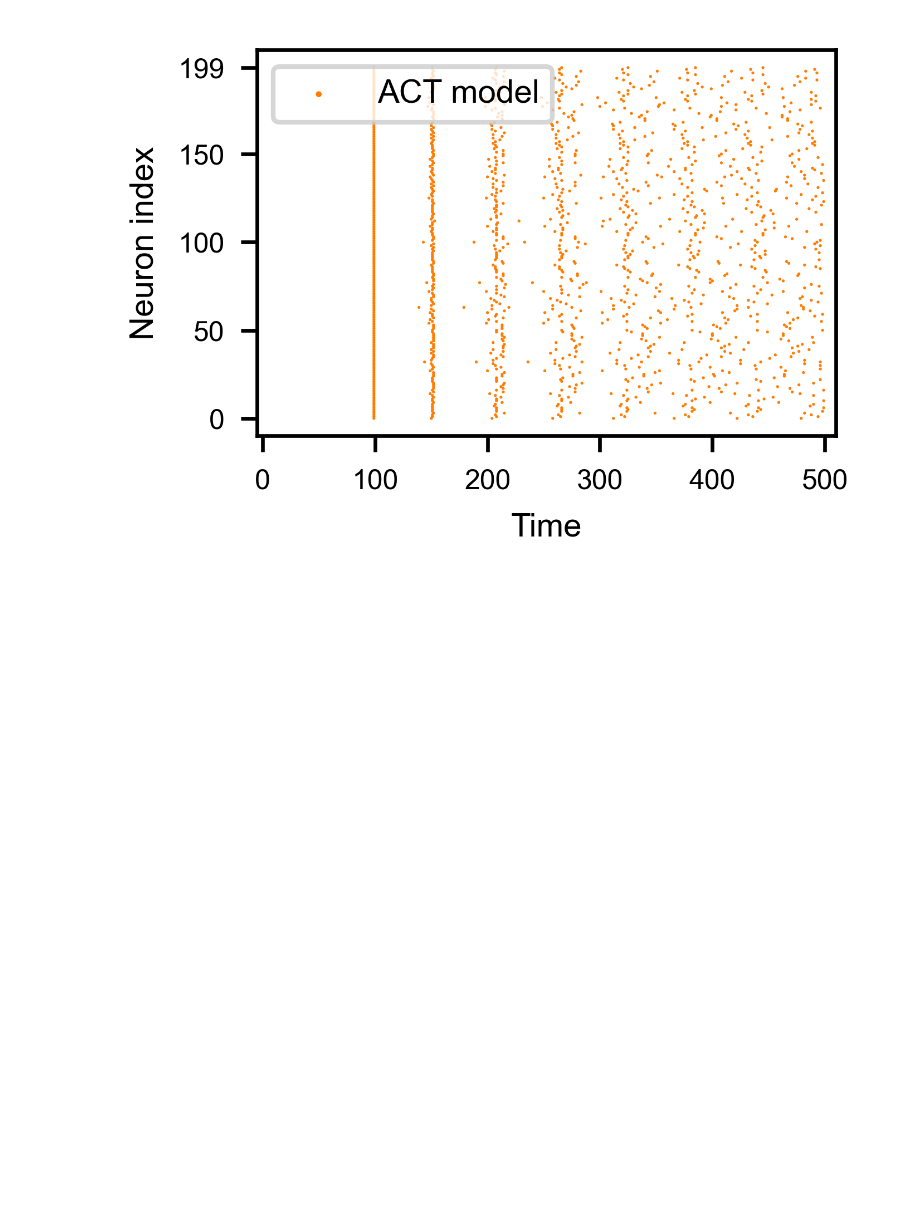
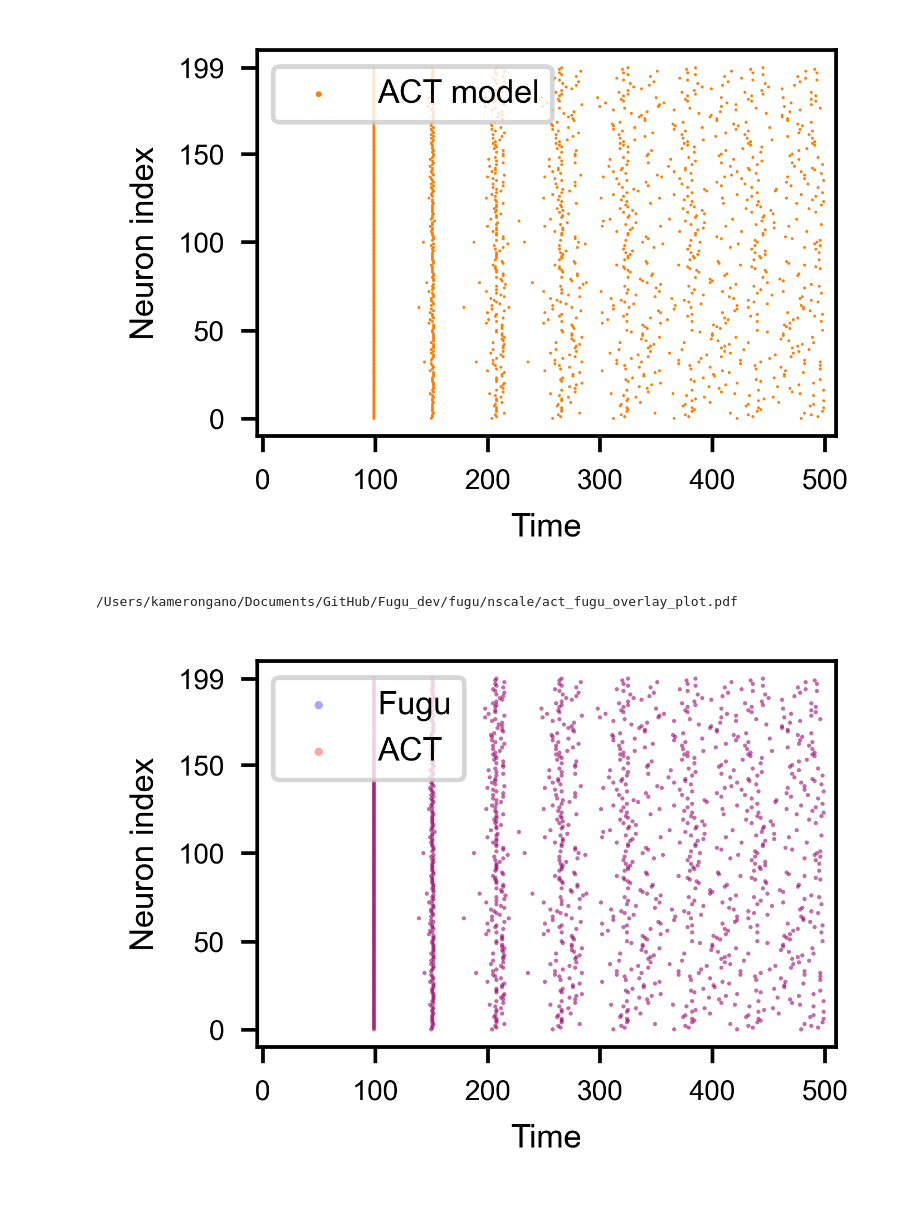
Before and after one commit to kameron-gano/Fugu_dev, a Jupyter notebook: fugu/nscale/compare spikes in act and fugu.ipynb, the cells around one changed output. Saved outputs shown, nothing was run; the diff lists cells and outputs as text; code cells hidden in the pictures; blank space fills up the shorter version.

Commit message:
1-1 correspondence fugu and act

```diff
--- a/fugu/nscale/compare spikes in act and fugu.ipynb
+++ b/fugu/nscale/compare spikes in act and fugu.ipynb
@@ -125,3 +125,41 @@ display(FileLink('act_spikes_plot.pdf'))
 # %% [output]
 /Users/kamerongano/Documents/GitHub/Fugu_dev/fugu/nscale/act_spikes_plot.pdf
 [figure]
+# %%
+# Overlay plot: Fugu (blue) + ACT (red) with transparency
+fig = plt.figure()
+ax = fig.add_axes([0, 0, 1, 1])
+
+for i, neuron in enumerate(sorted(spikes_fugu.keys(), key=int)):
+    times_fugu = spikes_fugu[neuron]
+    times_act = spikes_act.get(neuron, [])
+
+    # Blue translucent dots for Fugu
+    plt.scatter(
+        times_fugu, [i] * len(times_fugu),
+        color='blue', alpha=0.35, s=0.8, marker='o', edgecolors='none',
+        label='Fugu' if i == 0 else ""
+    )
+
+    # Red translucent dots for ACT
+    plt.scatter(
+        times_act, [i] * len(times_act),
+        color='red', alpha=0.35, s=0.8, marker='o', edgecolors='none',
+        label='ACT' if i == 0 else ""
+    )
+
+plt.xlabel('Time')
+plt.ylabel('Neuron index')
+selected_indices = [0, 50, 100, 150, 199]
+plt.yticks(selected_indices, selected_indices)
+plt.xlim(-5, time + 10)
+plt.legend(prop={'family': 'Arial'}, loc='upper left', markerscale=2)
+plt.grid(False)
+
+with PdfPages('act_fugu_overlay_plot.pdf') as pdf:
+    pdf.savefig(bbox_inches='tight')
+
+display(FileLink('act_fugu_overlay_plot.pdf'))
+# %% [output]
+/Users/kamerongano/Documents/GitHub/Fugu_dev/fugu/nscale/act_fugu_overlay_plot.pdf
+[figure, added]
```
Also changed, not shown: 3 other files.
